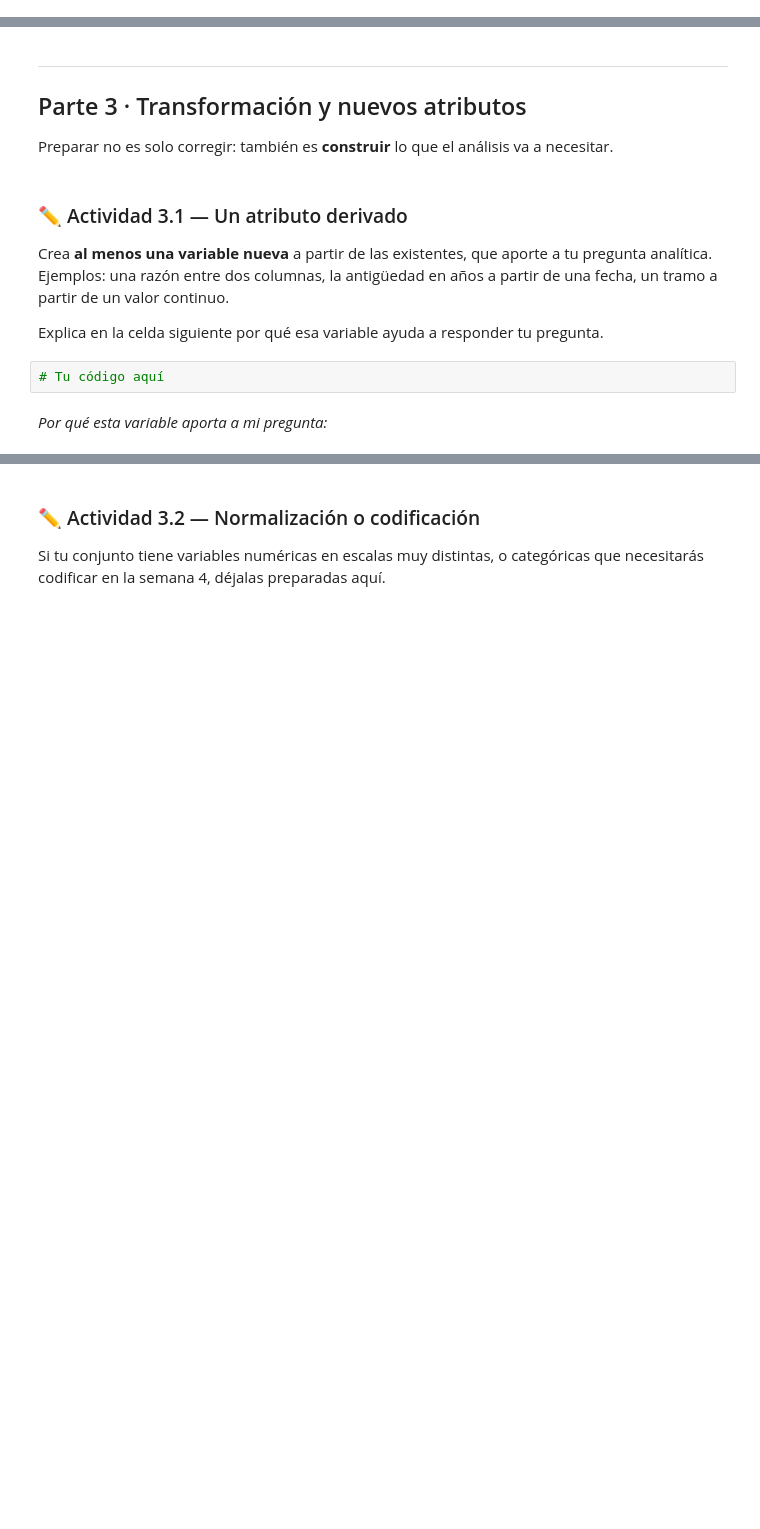
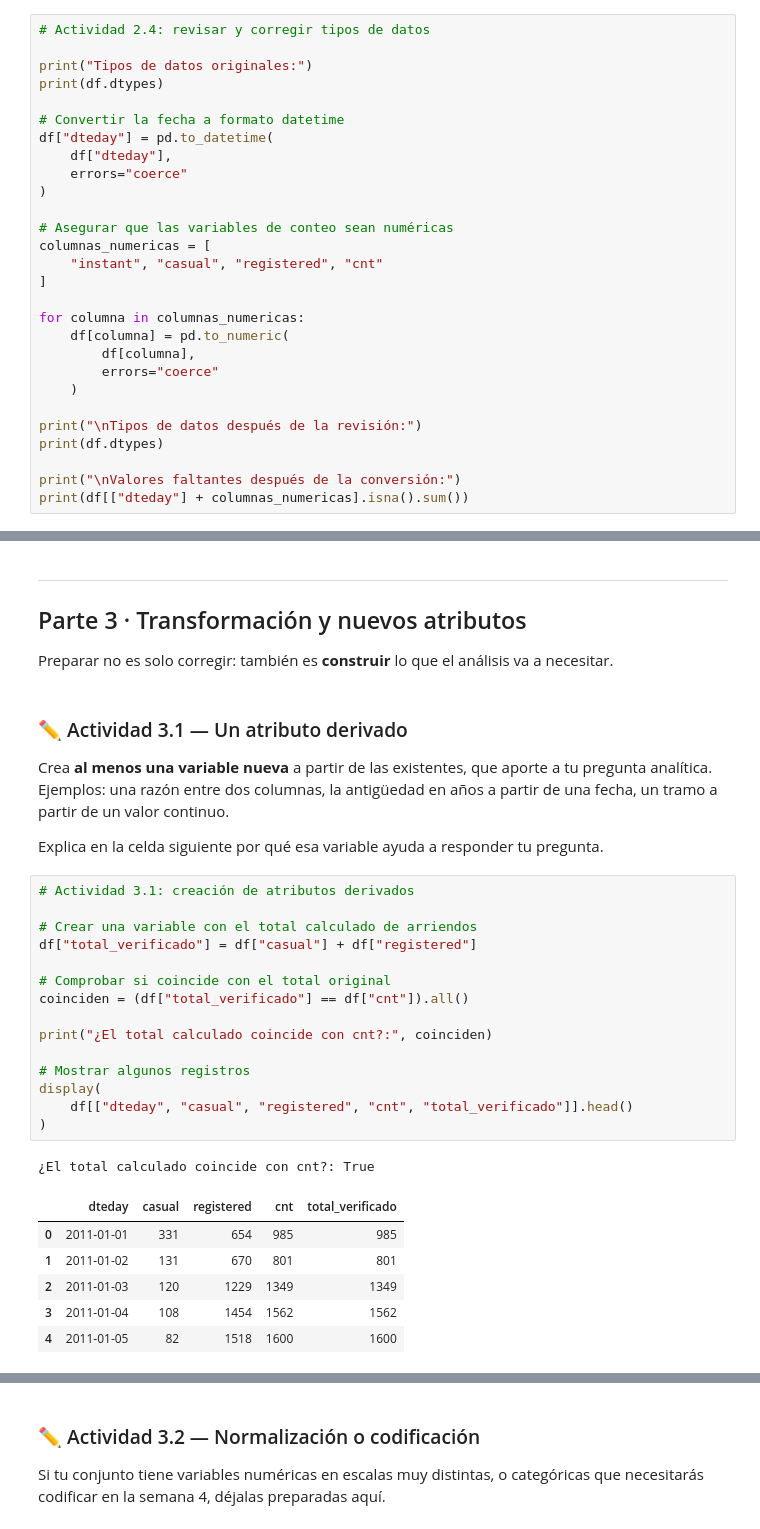
Before and after one commit to rgonzalezp-ucsc/Ciencia-de-Datos_UCSC_Rodrigo_G, a Jupyter notebook: S2_Notebook_Laboratorio_CDD_Gonzalez_Rodrigo.ipynb, the cells around one changed output, grey strips where cells are left out. Saved outputs shown, nothing was run; the diff lists cells and outputs as text; blank space fills up the shorter version.

```diff
--- a/S2_Notebook_Laboratorio_CDD_Gonzalez_Rodrigo.ipynb
+++ b/S2_Notebook_Laboratorio_CDD_Gonzalez_Rodrigo.ipynb
@@ -254,0 +399,28 @@ Convierte a numérico lo que deba ser numérico y a fecha lo que deba ser fecha.
+# %%
+# Actividad 2.4: revisar y corregir tipos de datos
+
+print("Tipos de datos originales:")
+print(df.dtypes)
+
+# Convertir la fecha a formato datetime
+df["dteday"] = pd.to_datetime(
+    df["dteday"],
+    errors="coerce"
+)
+
+# Asegurar que las variables de conteo sean numéricas
+columnas_numericas = [
+    "instant", "casual", "registered", "cnt"
+]
+
+for columna in columnas_numericas:
+    df[columna] = pd.to_numeric(
+        df[columna],
+        errors="coerce"
+    )
+
+print("\nTipos de datos después de la revisión:")
+print(df.dtypes)
+
+print("\nValores faltantes después de la conversión:")
+print(df[["dteday"] + columnas_numericas].isna().sum())
@@ -273,7 +525,26 @@ Preparar no es solo corregir: también es **construir** lo que el análisis va a
 Crea **al menos una variable nueva** a partir de las existentes, que aporte a tu pregunta analítica. Ejemplos: una razón entre dos columnas, la antigüedad en años a partir de una fecha, un tramo a partir de un valor continuo.
 
 Explica en la celda siguiente por qué esa variable ayuda a responder tu pregunta.
-# %%
-# Tu código aquí
-# %% [markdown]
-_Por qué esta variable aporta a mi pregunta:_
+# %%
+# Actividad 3.1: creación de atributos derivados
+
+# Crear una variable con el total calculado de arriendos
+df["total_verificado"] = df["casual"] + df["registered"]
+
+# Comprobar si coincide con el total original
+coinciden = (df["total_verificado"] == df["cnt"]).all()
+
+print("¿El total calculado coincide con cnt?:", coinciden)
+
+# Mostrar algunos registros
+display(
+    df[["dteday", "casual", "registered", "cnt", "total_verificado"]].head()
+)
+# %% [output]
+¿El total calculado coincide con cnt?: True
+|  | dteday | casual | registered | cnt | total_verificado |
+| 0 | 2011-01-01 | 331 | 654 | 985 | 985 |
+| 1 | 2011-01-02 | 131 | 670 | 801 | 801 |
+| 2 | 2011-01-03 | 120 | 1229 | 1349 | 1349 |
+| 3 | 2011-01-04 | 108 | 1454 | 1562 | 1562 |
+| 4 | 2011-01-05 | 82 | 1518 | 1600 | 1600 |
```
Also changed, not shown: parts of 20 cells of this notebook.
